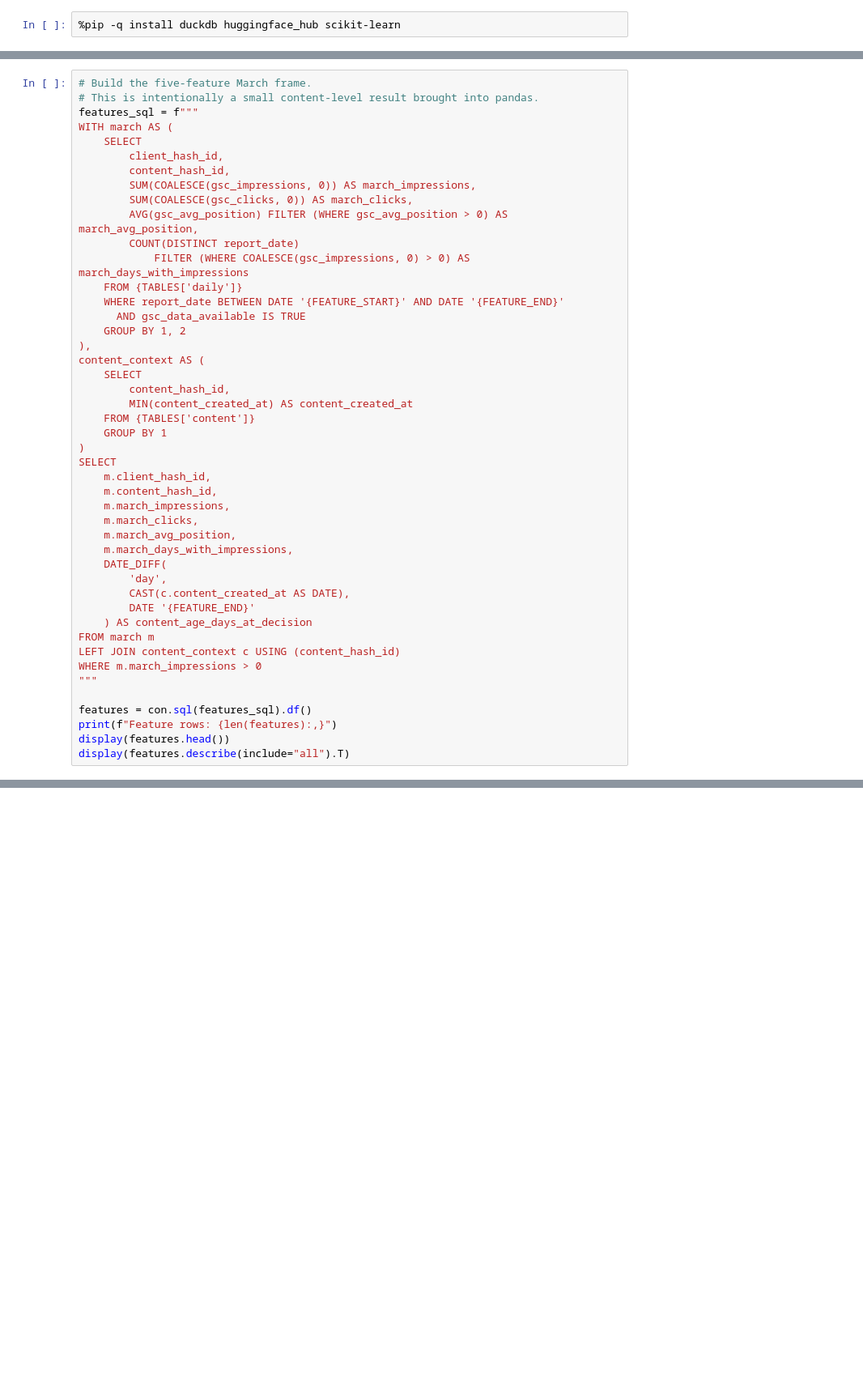
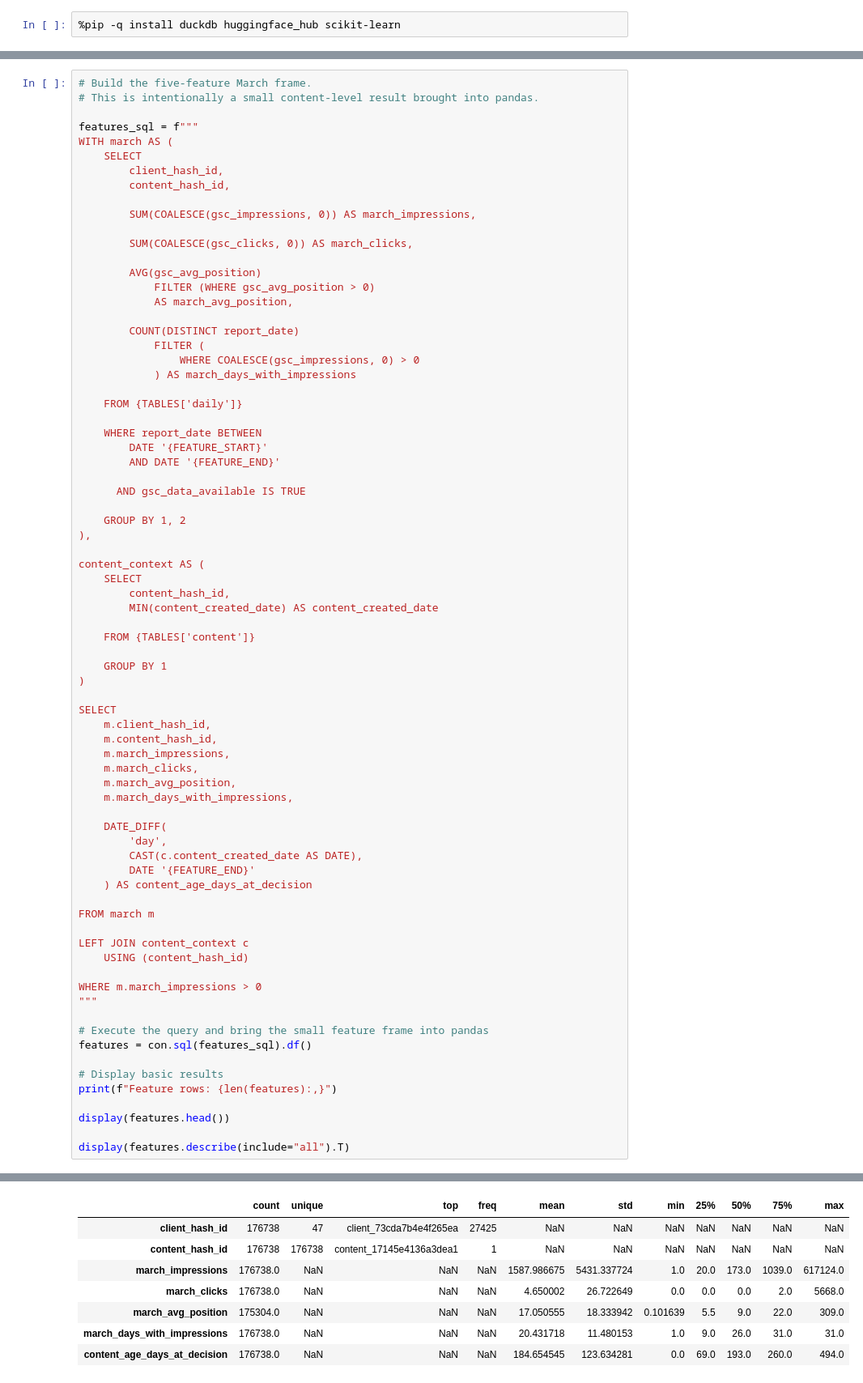
Before and after one commit to ShahvezAli784/-flyrank-machine-learning, a Jupyter notebook: work/notebooks/w03_data_contract.ipynb, the cells around one changed output, grey strips where cells are left out. Shown at 81% size. Drawn from its saved outputs; the diff is of its cells as text; blank space fills up the shorter version.

```diff
--- a/work/notebooks/w03_data_contract.ipynb
+++ b/work/notebooks/w03_data_contract.ipynb
@@ -149,28 +164,47 @@ I build the feature frame only from March data, so every feature is available at
 # %%
 # Build the five-feature March frame.
 # This is intentionally a small content-level result brought into pandas.
+
 features_sql = f"""
 WITH march AS (
     SELECT
         client_hash_id,
         content_hash_id,
+
         SUM(COALESCE(gsc_impressions, 0)) AS march_impressions,
+
         SUM(COALESCE(gsc_clicks, 0)) AS march_clicks,
-        AVG(gsc_avg_position) FILTER (WHERE gsc_avg_position > 0) AS march_avg_position,
+
+        AVG(gsc_avg_position)
+            FILTER (WHERE gsc_avg_position > 0)
+            AS march_avg_position,
+
         COUNT(DISTINCT report_date)
-            FILTER (WHERE COALESCE(gsc_impressions, 0) > 0) AS march_days_with_impressions
+            FILTER (
+                WHERE COALESCE(gsc_impressions, 0) > 0
+            ) AS march_days_with_impressions
+
     FROM {TABLES['daily']}
-    WHERE report_date BETWEEN DATE '{FEATURE_START}' AND DATE '{FEATURE_END}'
+
+    WHERE report_date BETWEEN
+        DATE '{FEATURE_START}'
+        AND DATE '{FEATURE_END}'
+
       AND gsc_data_available IS TRUE
+
     GROUP BY 1, 2
 ),
+
 content_context AS (
     SELECT
         content_hash_id,
-        MIN(content_created_at) AS content_created_at
+        MIN(content_created_date) AS content_created_date
+
     FROM {TABLES['content']}
+
     GROUP BY 1
 )
+
 SELECT
     m.client_hash_id,
     m.content_hash_id,
@@ -178,17 +212,28 @@ SELECT
     m.march_clicks,
     m.march_avg_position,
     m.march_days_with_impressions,
+
     DATE_DIFF(
         'day',
-        CAST(c.content_created_at AS DATE),
+        CAST(c.content_created_date AS DATE),
         DATE '{FEATURE_END}'
     ) AS content_age_days_at_decision
+
 FROM march m
-LEFT JOIN content_context c USING (content_hash_id)
+
+LEFT JOIN content_context c
+    USING (content_hash_id)
+
 WHERE m.march_impressions > 0
 """
 
+# Execute the query and bring the small feature frame into pandas
 features = con.sql(features_sql).df()
+
+# Display basic results
 print(f"Feature rows: {len(features):,}")
+
 display(features.head())
+
 display(features.describe(include="all").T)
+# %% [output]
@@ -194,0 +247,8 @@ display(features.describe(include="all").T)
+|  | count | unique | top | freq | mean | std | min | 25% | 50% | 75% | max |
+| client_hash_id | 176738 | 47 | client_73cda7b4e4f265ea | 27425 | NaN | NaN | NaN | NaN | NaN | NaN | NaN |
+| content_hash_id | 176738 | 176738 | content_17145e4136a3dea1 | 1 | NaN | NaN | NaN | NaN | NaN | NaN | NaN |
+| march_impressions | 176738.0 | NaN | NaN | NaN | 1587.986675 | 5431.337724 | 1.0 | 20.0 | 173.0 | 1039.0 | 617124.0 |
+| march_clicks | 176738.0 | NaN | NaN | NaN | 4.650002 | 26.722649 | 0.0 | 0.0 | 0.0 | 2.0 | 5668.0 |
+| march_avg_position | 175304.0 | NaN | NaN | NaN | 17.050555 | 18.333942 | 0.101639 | 5.5 | 9.0 | 22.0 | 309.0 |
+| march_days_with_impressions | 176738.0 | NaN | NaN | NaN | 20.431718 | 11.480153 | 1.0 | 9.0 | 26.0 | 31.0 | 31.0 |
+| content_age_days_at_decision | 176738.0 | NaN | NaN | NaN | 184.654545 | 123.634281 | 0.0 | 69.0 | 193.0 | 260.0 | 494.0 |
```
Also changed, not shown: parts of 17 cells of this notebook.
